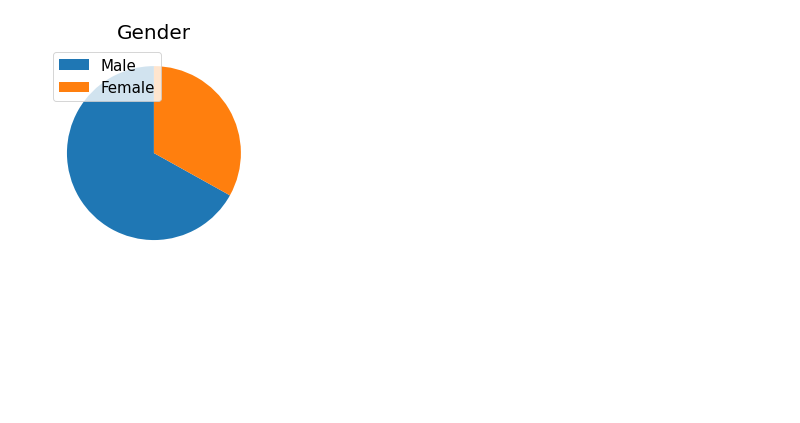
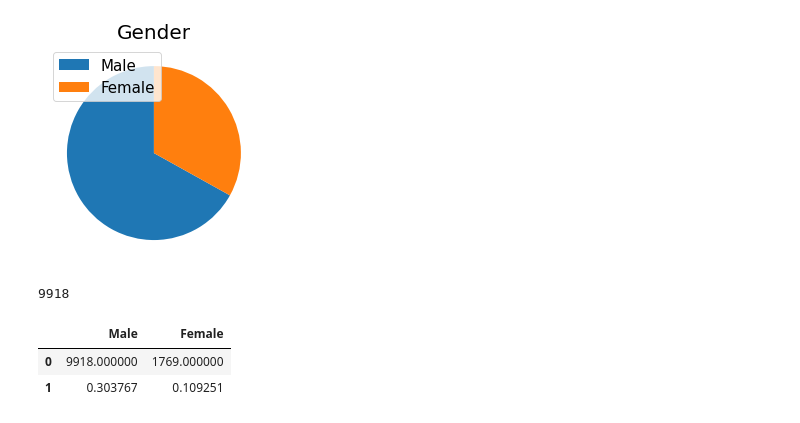
Before and after one commit to sainioan/TML_Project3, a Jupyter notebook: Project_3.ipynb, the cells around one changed output. Cells and saved outputs as stored; diff of their text form; code cells hidden in the pictures; blank space fills up the shorter version.

Commit message:
compare proportions of high earning men and women

```diff
--- a/Project_3.ipynb
+++ b/Project_3.ipynb
@@ -95,3 +95,38 @@ plt.title("Gender",size=20)
 # %% [output]
 Text(0.5, 1.0, 'Gender')
 [figure]
+# %%
+original = pd.concat([original_train, original_test])
+labels= original['Target']
+
+labels_train = original_train['Target']
+
+labels_test = original_test['Target']
+labels = labels.replace('<=50K', 0).replace('>50K', 1)
+labels = labels.replace('<=50K.', 0).replace('>50K.', 1)
+
+labels_train = labels_train.replace('<=50K', 0).replace('>50K', 1)
+labels_test = labels_test.replace('<=50K.', 0).replace('>50K.', 1)
+# %%
+original_train['Income'] = labels_train
+original_test['Income'] = labels_test
+original_train
+original['Income'] = labels
+# %%
+men_with_high_income = len(original[(original['Sex']=='Male') & (original['Income']==1)])
+print(men_with_high_income)
+data_size_men  = len(original[(original['Sex']=='Male')])
+data_size_women  = len(original[(original['Sex']=='Female')])
+percentage_men = men_with_high_income/data_size_men
+women_with_high_income = len(original[(original['Sex']=='Female') & (original['Income']==1)])
+percentage_women = women_with_high_income/data_size_women
+arr_m = [men_with_high_income, percentage_men]
+
+arr_w = [women_with_high_income, percentage_women]
+results = pd.DataFrame({'Male':arr_m, 'Female':arr_w})
+results
+# %% [output]
+9918
+|  | Male | Female |
+| 0 | 9918.000000 | 1769.000000 |
+| 1 | 0.303767 | 0.109251 |
```
